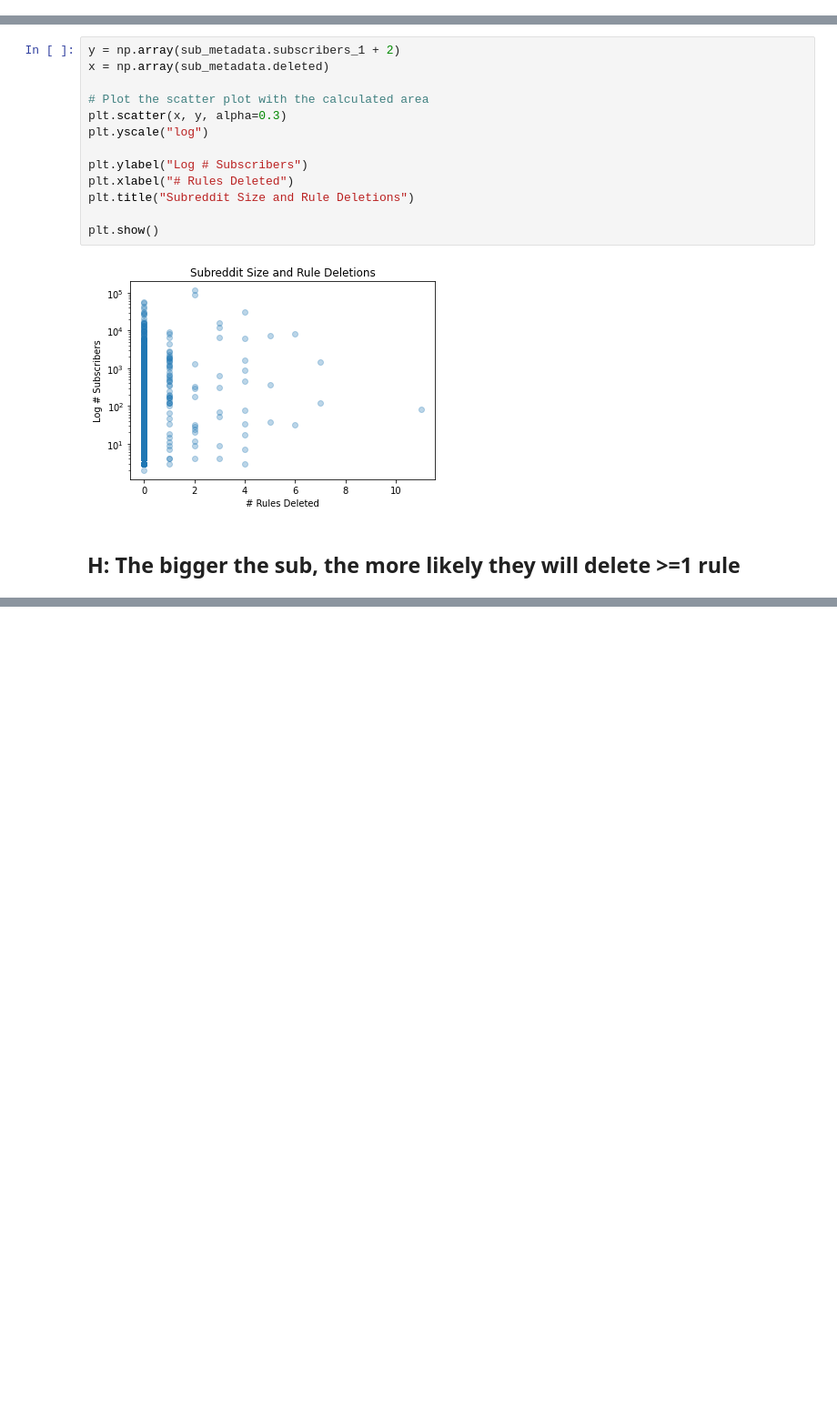
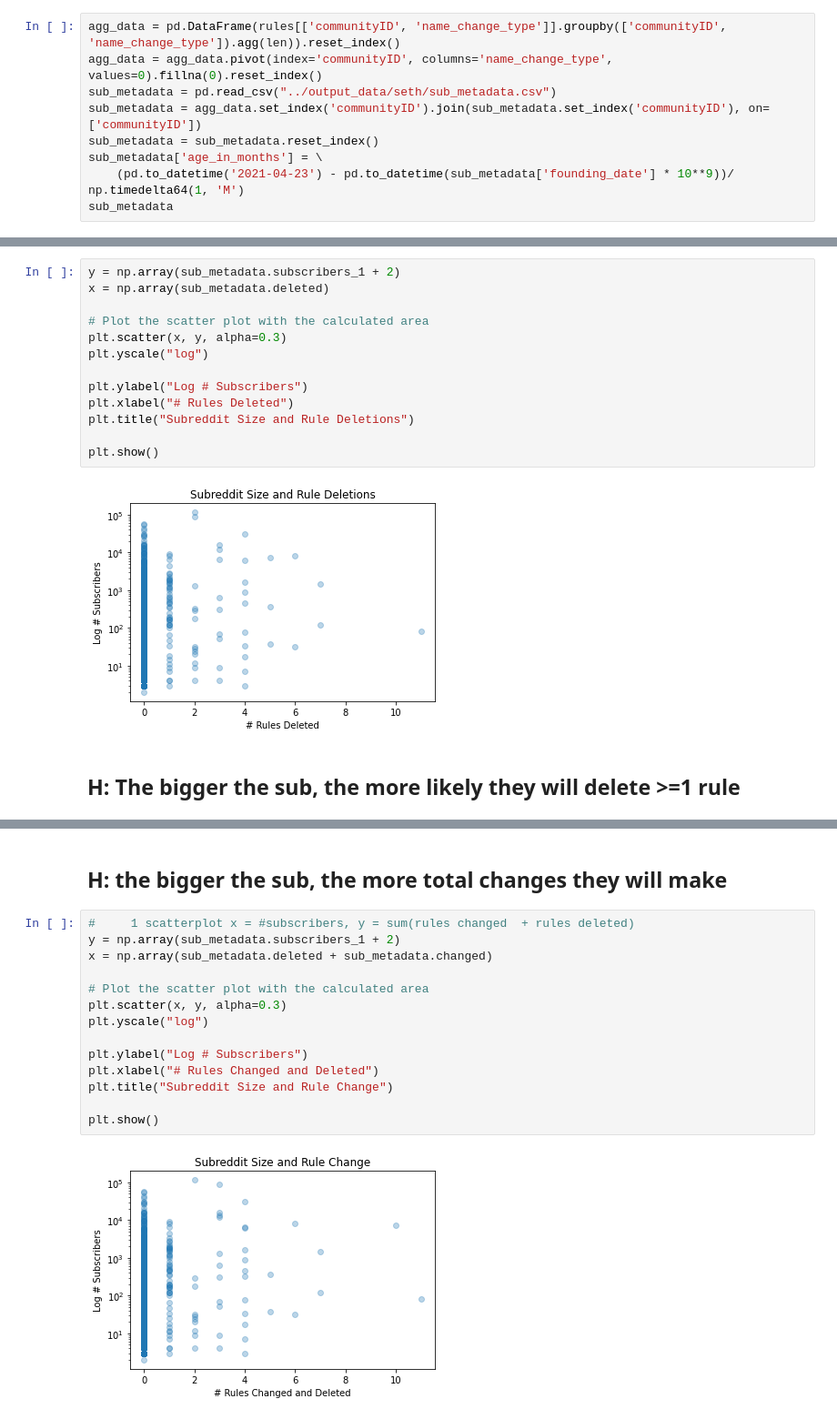
Before and after one commit to nammyk789/reddit-rule-change, a Jupyter notebook: jupyter notebooks/looking_at_seth_data.ipynb, the cells around one changed output, grey strips where cells are left out. Shown: that part at 91% size. Drawn from its saved outputs; the diff is of its cells as text; blank space fills up the shorter version.

```diff
--- a/jupyter notebooks/looking_at_seth_data.ipynb
+++ b/jupyter notebooks/looking_at_seth_data.ipynb
@@ -49,0 +58,9 @@ sub_metadata
+# %%
+agg_data = pd.DataFrame(rules[['communityID', 'name_change_type']].groupby(['communityID', 'name_change_type']).agg(len)).reset_index()
+agg_data = agg_data.pivot(index='communityID', columns='name_change_type', values=0).fillna(0).reset_index()
+sub_metadata = pd.read_csv("../output_data/seth/sub_metadata.csv")
+sub_metadata = agg_data.set_index('communityID').join(sub_metadata.set_index('communityID'), on=['communityID'])
+sub_metadata = sub_metadata.reset_index()
+sub_metadata['age_in_months'] = \
+    (pd.to_datetime('2021-04-23') - pd.to_datetime(sub_metadata['founding_date'] * 10**9))/ np.timedelta64(1, 'M')
+sub_metadata
@@ -156,3 +187,21 @@ plt.title("Subreddit Size and Deleting a Rule")
 plt.show()
 # %% [output]
 [figure]
+# %% [markdown]
+## H: the bigger the sub, the more total changes they will make
+# %%
+#     1 scatterplot x = #subscribers, y = sum(rules changed  + rules deleted)
+y = np.array(sub_metadata.subscribers_1 + 2)
+x = np.array(sub_metadata.deleted + sub_metadata.changed)
+
+# Plot the scatter plot with the calculated area
+plt.scatter(x, y, alpha=0.3)
+plt.yscale("log")
+
+plt.ylabel("Log # Subscribers")
+plt.xlabel("# Rules Changed and Deleted")
+plt.title("Subreddit Size and Rule Change")
+
+plt.show()
+# %% [output]
+[figure, added]
```
Also changed, not shown: parts of 29 cells of this notebook, 2 other files.
